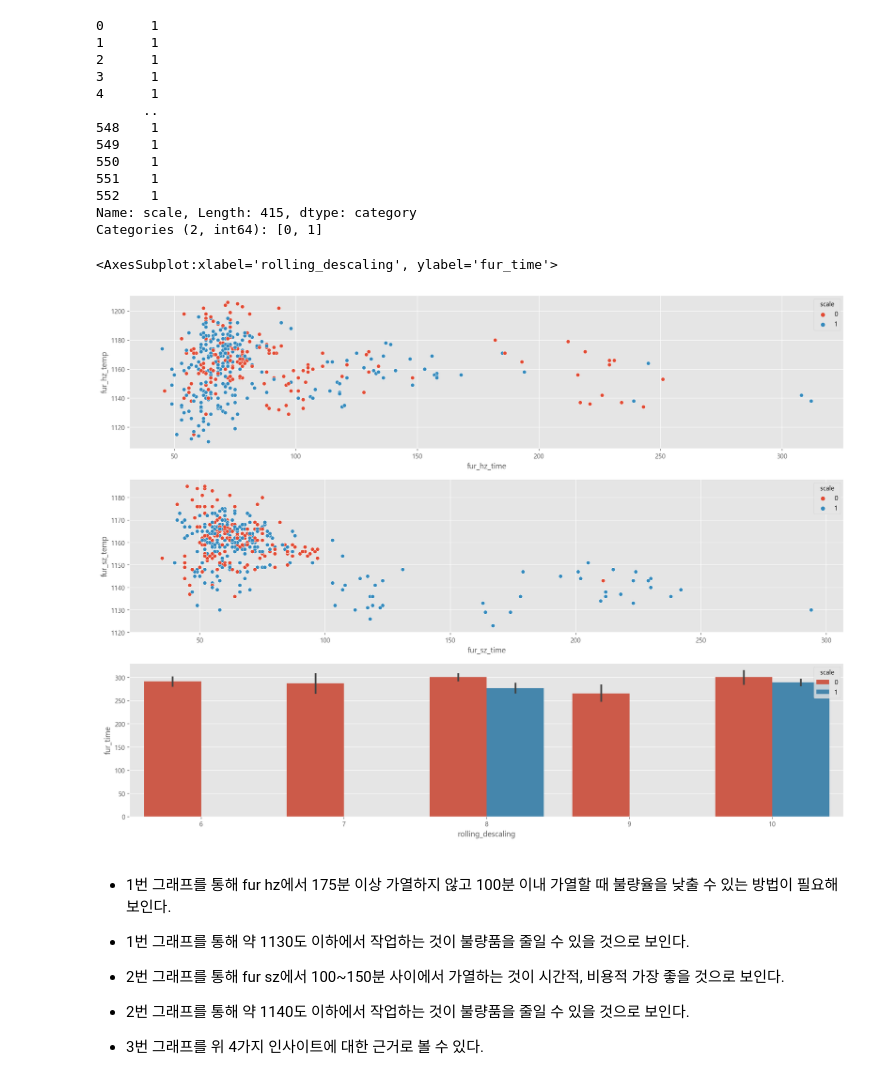
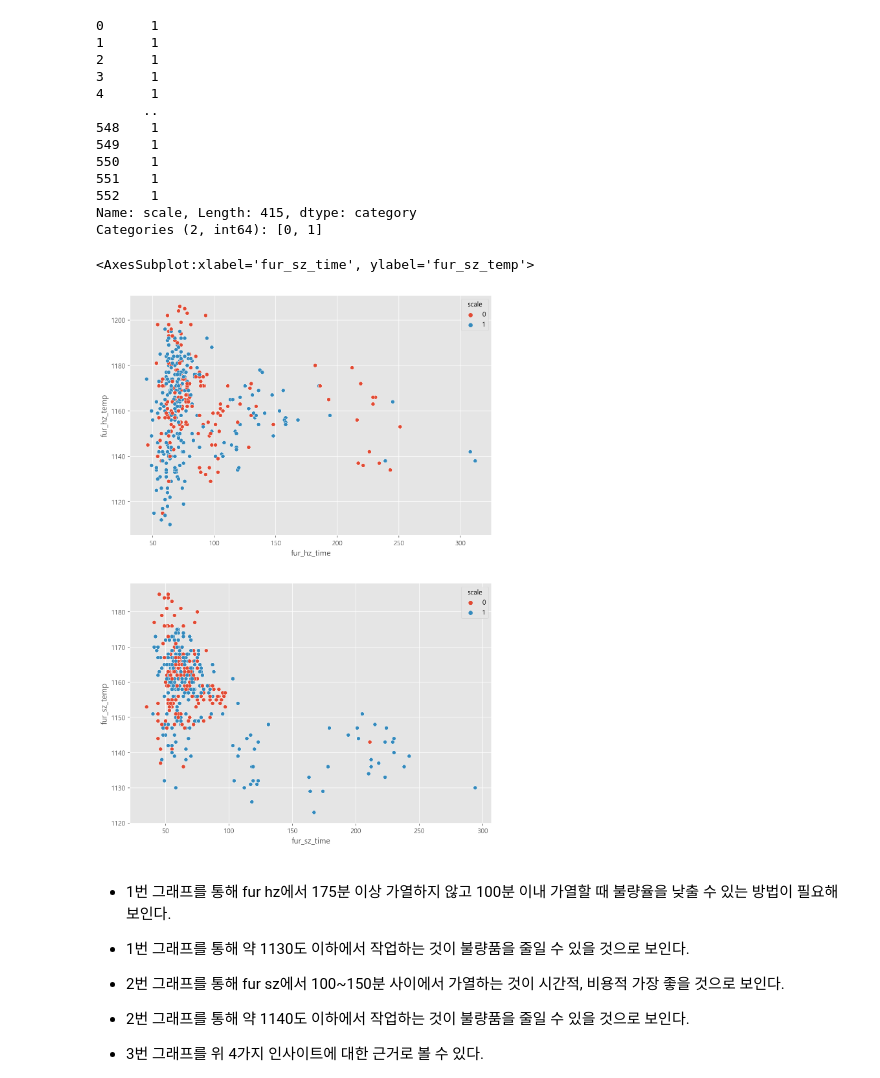
Before and after one commit to Liamns/steel_project, a Jupyter notebook: mg_project_1028.ipynb, the cells around one changed output. Drawn from its saved outputs; the diff is of its cells as text; code cells hidden in the pictures.

```diff
--- a/mg_project_1028.ipynb
+++ b/mg_project_1028.ipynb
@@ -376,18 +376,15 @@ main_02['scale'].astype('category')
 Name: scale, Length: 415, dtype: category
 Categories (2, int64): [0, 1]
 # %%
-fig_02 = plt.figure(figsize=(20,15))
-ax1 = fig_02.add_subplot(3,1,1)
-ax2 = fig_02.add_subplot(3,1,2)
-ax3 = fig_02.add_subplot(3,1,3)
-
+fig_02 = plt.figure(figsize=(10,15))
+ax1 = fig_02.add_subplot(2,1,1)
+ax2 = fig_02.add_subplot(2,1,2)
 
 sns.scatterplot(data=main_02, x='fur_hz_time', y='fur_hz_temp', hue = 'scale', ax=ax1)
 sns.scatterplot(data=main_02, x='fur_sz_time', y='fur_sz_temp', hue = 'scale', ax=ax2)
-sns.barplot(data=main_02, x='rolling_descaling', y='fur_time', hue = 'scale', ax=ax3)
 # %% [output]
-<AxesSubplot:xlabel='rolling_descaling', ylabel='fur_time'>
+<AxesSubplot:xlabel='fur_sz_time', ylabel='fur_sz_temp'>
-[figure, old version]
+[figure, new version]
 # %% [markdown]
 - 1번 그래프를 통해 fur hz에서 175분 이상 가열하지 않고 100분 이내 가열할 때 불량율을 낮출 수 있는 방법이 필요해 보인다.
 - 1번 그래프를 통해 약 1130도 이하에서 작업하는 것이 불량품을 줄일 수 있을 것으로 보인다.
```
Also changed, not shown: parts of 3 cells of this notebook.
